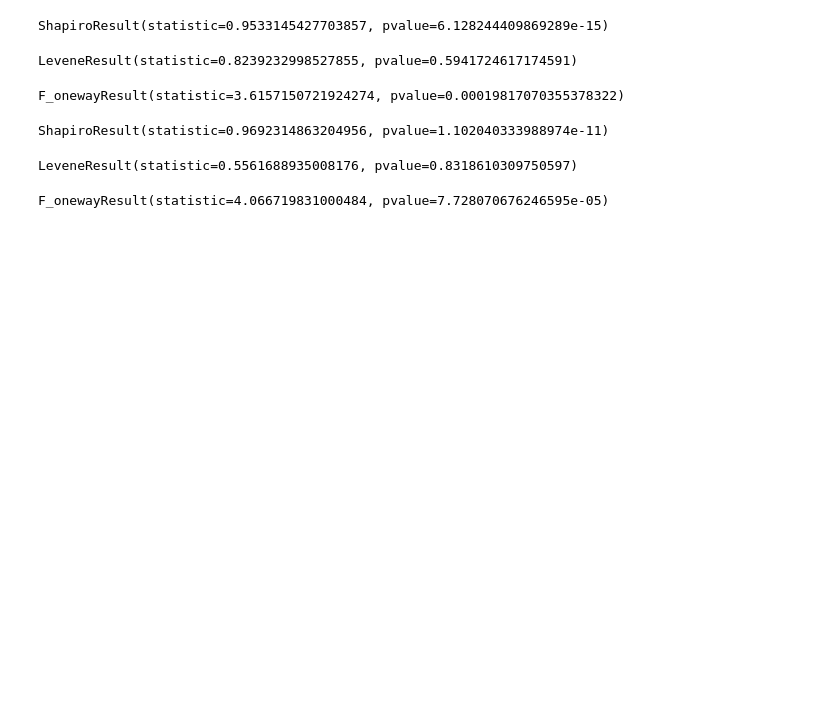
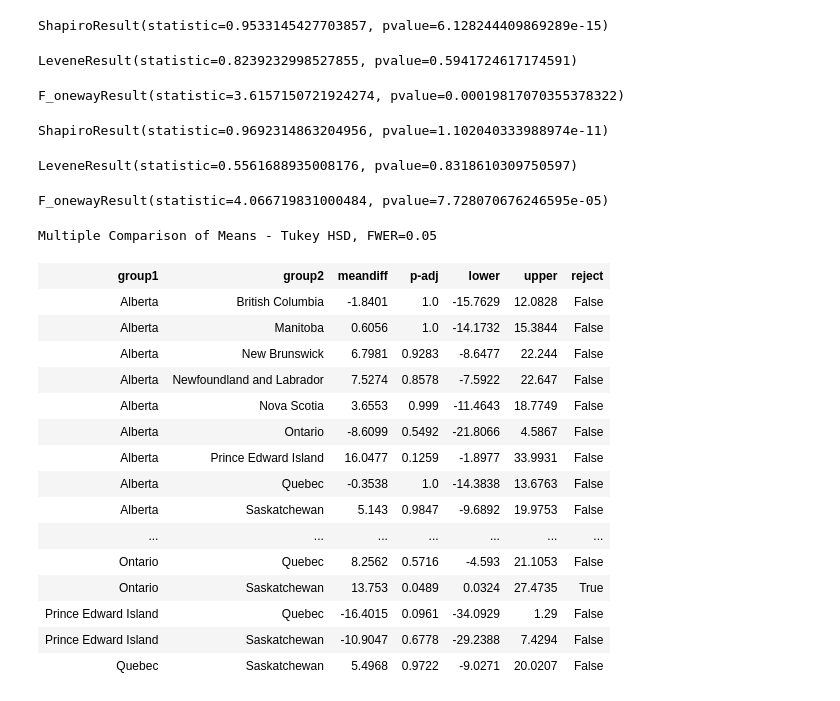
Before and after one commit to hhodek/UofWProject1, a Jupyter notebook: project.ipynb, the cells around one changed output. Drawn from its saved outputs; the diff is of its cells as text; code cells hidden in the pictures; blank space fills up the shorter version.

Commit message:
updated a few things + i think my analysis done

```diff
--- a/project.ipynb
+++ b/project.ipynb
@@ -198,3 +199,25 @@ LeveneResult(statistic=0.5561688935008176, pvalue=0.8318610309750597)
 st.f_oneway(group0_1, group1_1, group2_1, group3_1, group4_1, group5_1, group6_1, group7_1, group8_1, group9_1)
 # %% [output]
 F_onewayResult(statistic=4.066719831000484, pvalue=7.728070676246595e-05)
+# %%
+comp = mc.MultiComparison(anova_thing["VALUE"], anova_thing["GEO"])
+post_hoc_res = comp.tukeyhsd()
+post_hoc_res.summary()
+# %% [output]
+Multiple Comparison of Means - Tukey HSD, FWER=0.05
+| group1 | group2 | meandiff | p-adj | lower | upper | reject |
+| Alberta | British Columbia | -1.8401 | 1.0 | -15.7629 | 12.0828 | False |
+| Alberta | Manitoba | 0.6056 | 1.0 | -14.1732 | 15.3844 | False |
+| Alberta | New Brunswick | 6.7981 | 0.9283 | -8.6477 | 22.244 | False |
+| Alberta | Newfoundland and Labrador | 7.5274 | 0.8578 | -7.5922 | 22.647 | False |
+| Alberta | Nova Scotia | 3.6553 | 0.999 | -11.4643 | 18.7749 | False |
+| Alberta | Ontario | -8.6099 | 0.5492 | -21.8066 | 4.5867 | False |
+| Alberta | Prince Edward Island | 16.0477 | 0.1259 | -1.8977 | 33.9931 | False |
+| Alberta | Quebec | -0.3538 | 1.0 | -14.3838 | 13.6763 | False |
+| Alberta | Saskatchewan | 5.143 | 0.9847 | -9.6892 | 19.9753 | False |
+| ... | ... | ... | ... | ... | ... | ... |
+| Ontario | Quebec | 8.2562 | 0.5716 | -4.593 | 21.1053 | False |
+| Ontario | Saskatchewan | 13.753 | 0.0489 | 0.0324 | 27.4735 | True |
+| Prince Edward Island | Quebec | -16.4015 | 0.0961 | -34.0929 | 1.29 | False |
+| Prince Edward Island | Saskatchewan | -10.9047 | 0.6778 | -29.2388 | 7.4294 | False |
+| Quebec | Saskatchewan | 5.4968 | 0.9722 | -9.0271 | 20.0207 | False |
```
Also changed, not shown: parts of 1 cell of this notebook, 1 other file.
